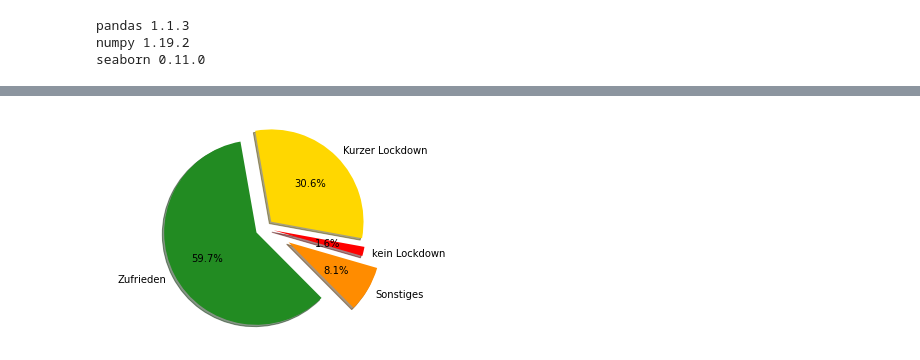
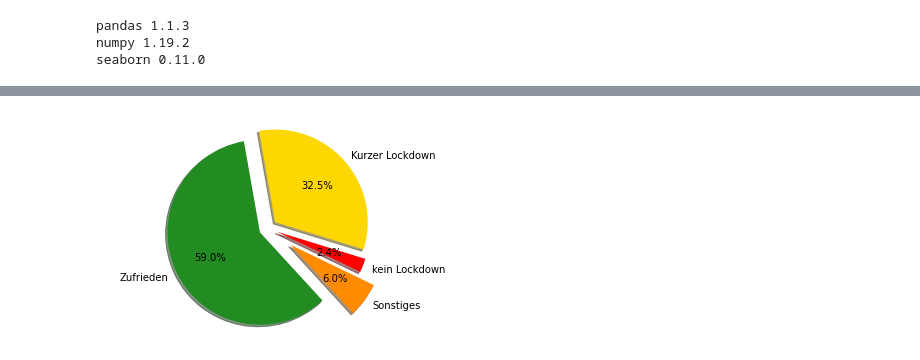
Before and after one commit to Danielsoeller/TH-2021-UmfrageAuswertung, a Jupyter notebook: Auswertung.ipynb, the cells around one changed output, grey strips where cells are left out. Drawn from its saved outputs; the diff is of its cells as text; code cells hidden in the pictures.

```diff
--- a/Auswertung.ipynb
+++ b/Auswertung.ipynb
@@ -109,18 +127,18 @@ plt.show()
 # %%
 # https://matplotlib.org/stable/gallery/pie_and_polar_charts/pie_features.html#sphx-glr-gallery-pie-and-polar-charts-pie-features-py
 # Pie chart, where the slices will be ordered and plotted counter-clockwise:
 labels = 'Zufrieden', 'Sonstiges', 'kein Lockdown', 'Kurzer Lockdown'
-sizes = [37, 5, 1, 19]
+sizes = [49, 5, 2, 27]
 explode = (0.1, 0.3, 0.1, 0.1)  # only "explode" the 2nd slice (i.e. 'Hogs')
 
 fig1, ax1 = plt.subplots()
 ax1.pie(sizes, explode=explode, labels=labels, autopct='%1.1f%%',
         shadow=True, startangle=100, colors=["forestgreen", "darkorange", "red", "gold" ])
 ax1.axis('equal')  # Equal aspect ratio ensures that pie is drawn as a circle.
 
 plt.show()
 # %% [output]
-[figure, old version]
+[figure, new version]
 # %%
 plt.savefig('Meinung.png')
 plt.show()
```
Also changed, not shown: parts of 7 cells of this notebook.
